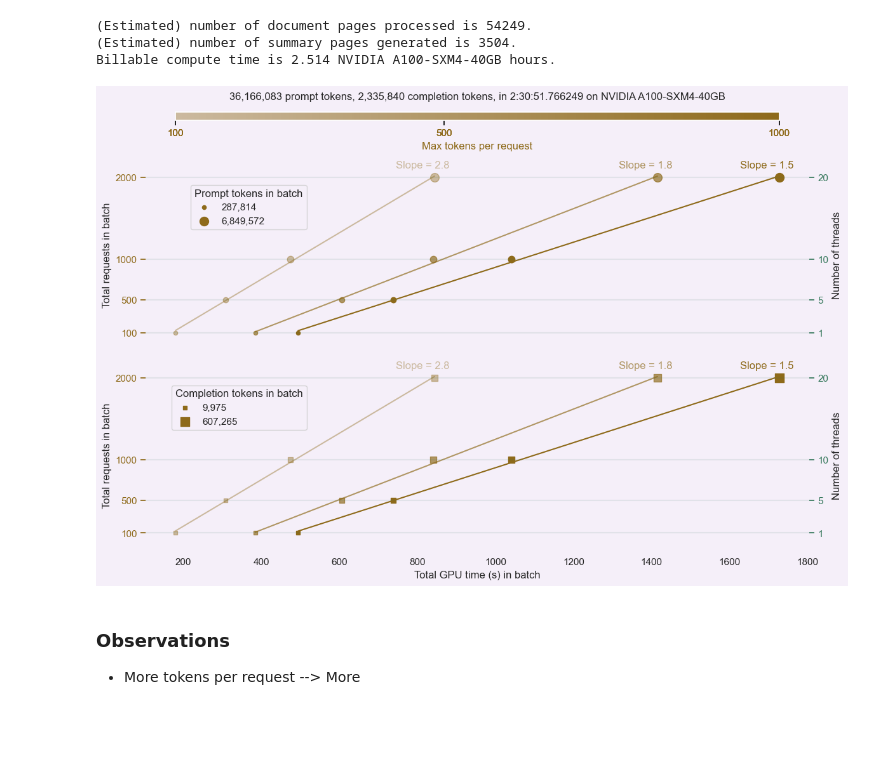
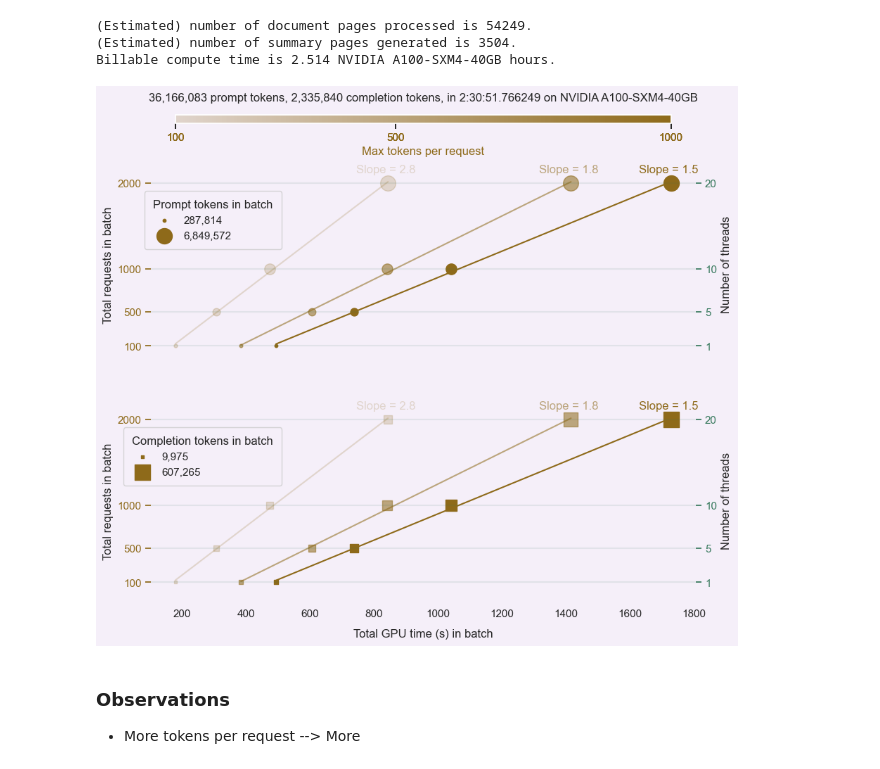
Before and after one commit to emattia/nim-bench, a Jupyter notebook: document-processing/analysis.ipynb, the cells around one changed output. Cells and saved outputs as stored; diff of their text form; code cells hidden in the pictures; blank space fills up the shorter version.

Commit message:
update plots

```diff
--- a/document-processing/analysis.ipynb
+++ b/document-processing/analysis.ipynb
@@ -86,10 +86,10 @@ sns.set_theme(rc=custom_params)
 fig, ax = plt.subplot_mosaic(mosaic=[
     [ 'time and tokens - prompt' ],
     [ 'time and tokens - completion']
-], figsize=(12,8))
+], figsize=(10,8))
 
-def create_mapping_function(a, b, _max = 100, _min = 20):
-    def mapping_function(x):
+def create_mapping_function(a, b, _max = 250, _min = 10):
+    def mapping_function(x):f
         if x < a or x > b:
             raise ValueError(f"The input number {x} is out of the range [{a}, {b}]")
         return _min + (x - a) * (_max - _min) / (b - a)
@@ -103,7 +103,7 @@ def create_alpha_colormap(hex_color, alpha_bottom, alpha_top):
          (rgb_color[0], rgb_color[1], rgb_color[2], alpha_top)]
     )
 
-alpha_bottom = .4
+alpha_bottom = .2
 alpha_top = 1.
 max_token_alpha_map = create_mapping_function(
     df.max_tokens_per_request.min(), df.max_tokens_per_request.max(),
@@ -142,7 +142,7 @@ def color_ax(handle='time and tokens - prompt', is_prompt=True, is_bottom=False)
 
     # Cbar only if bottom
     if is_bottom:
-        ax[handle].set_xlabel(f'Total GPU time (s) in batch')
+        ax[handle].set_xlabel(f'Total GPU time (s) in batch', labelpad=LABELPAD)
     else:
         ax[handle].set_title(title, y=1.3)
         ax[handle].set_xticks([])
@@ -161,7 +161,7 @@ def color_ax(handle='time and tokens - prompt', is_prompt=True, is_bottom=False)
 
     # ax[handle].yaxis.label.set_color(REQUEST_COLOR)
     ax[handle].tick_params(axis='y', colors=REQUEST_COLOR)
-    ax[handle].set_ylabel('Total requests in batch')
+    ax[handle].set_ylabel('Total requests in batch', labelpad=LABELPAD)
     ax[handle].set_yticks(request_ticks)
     ax[handle].set_yticklabels(specific_request_tick_labels)
 
@@ -225,39 +225,41 @@ def color_ax(handle='time and tokens - prompt', is_prompt=True, is_bottom=False)
             prompt_tokens_size_scaling_labels,
             title="Prompt tokens in batch",
             bbox_to_anchor=(.25, 0.9),
+            borderpad=0.8
         )
     else:
         handles = [
             ax[handle].scatter([], [], s=completions_map(min_completion_tokens), color=REQUEST_COLOR, marker='s'),
             ax[handle].scatter([], [], s=completions_map(max_completion_tokens), color=REQUEST_COLOR, marker='s')
         ]
         leg = ax[handle].legend(
             handles,
             completion_tokens_size_scaling_labels,
             title="Completion tokens in batch",
             bbox_to_anchor=(.25, 0.9),
+            borderpad=0.8
         )
 
     leg._legend_box.align = "left"
 
     _10pct = request_ticks.max() * .1
     ax[handle].set_ylim([request_ticks.min() - _10pct, request_ticks.max() + _10pct])
 
     for val in specific_concurrency_ticks:
         ax_time_tokens_twin.axhline(y=val, alpha=0.1, color=CONCURRENCY_COLOR)
 
     _10pct = specific_concurrency_ticks.max() * .1
     ax_time_tokens_twin.set_ylim(
         [specific_concurrency_ticks.min() - _10pct, specific_concurrency_ticks.max() + _10pct]
     )
 
 
 color_ax(handle='time and tokens - prompt', is_prompt=True, is_bottom=False)
 color_ax(handle='time and tokens - completion', is_prompt=False, is_bottom=True)
-fig.tight_layout()
+# fig.tight_layout()
 plt.show()
 # %% [output]
-[figure, old version]
+[figure, new version]
 # %% [markdown]
 ### Observations
 
```
Also changed, not shown: 6 other files.
